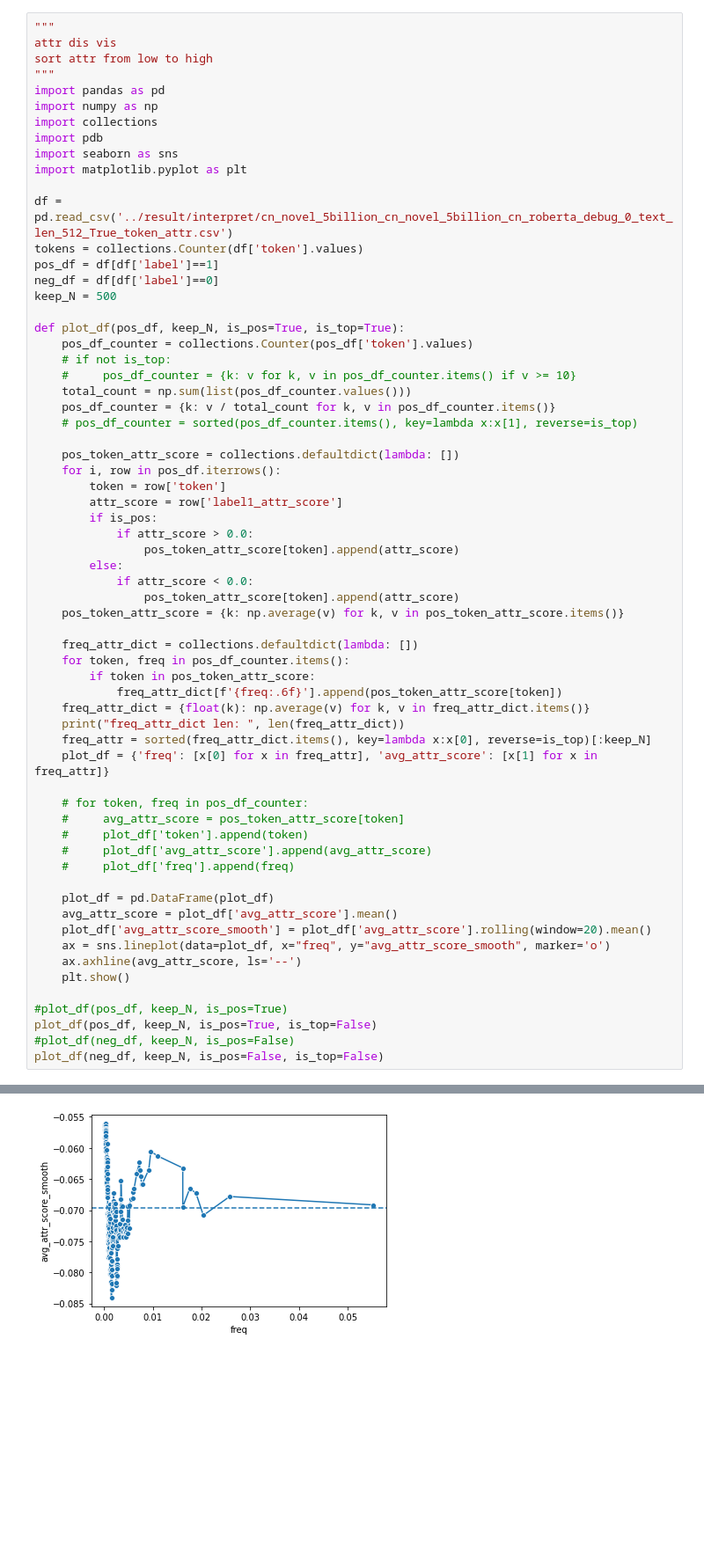
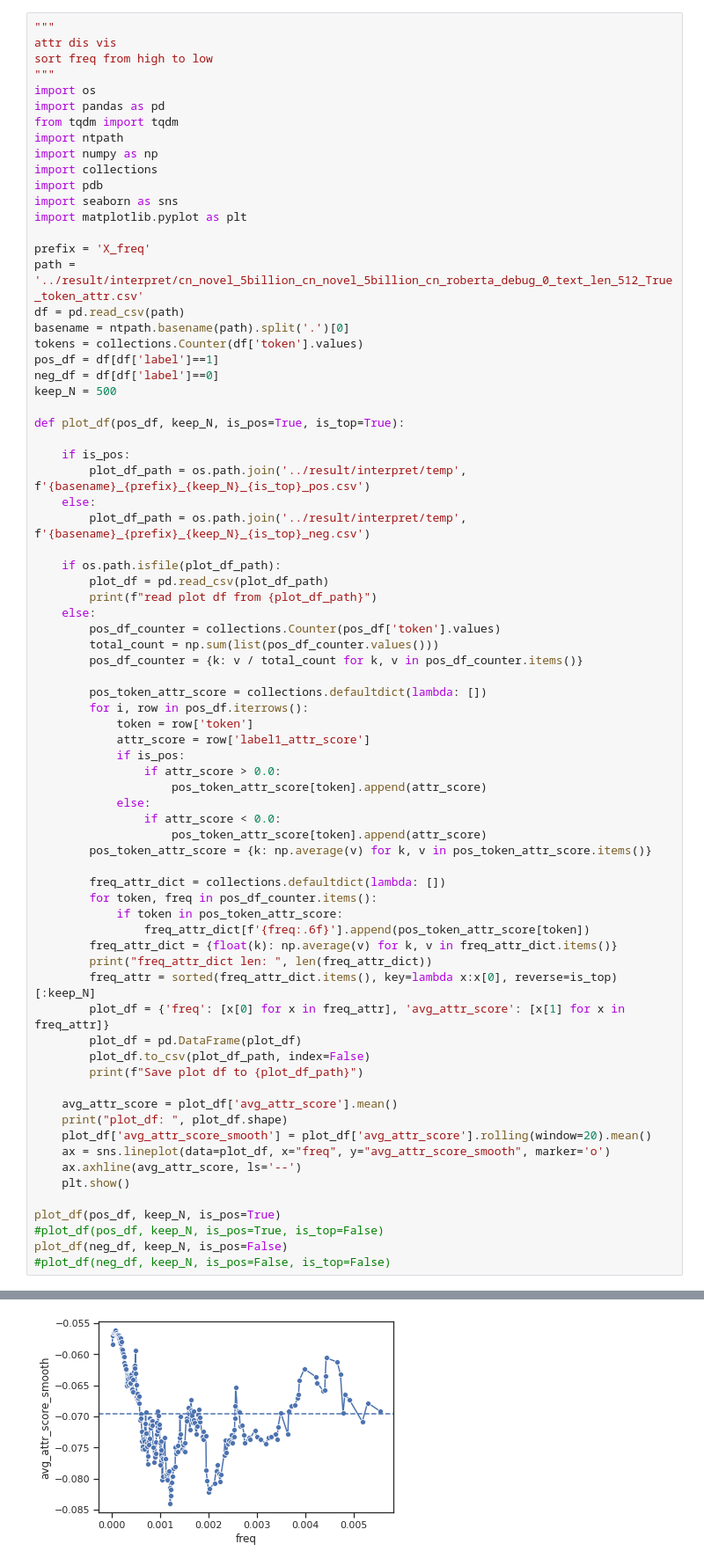
Before and after one commit to iamlxb3/UMAMGT, a Jupyter notebook: vis_backup/vis_interpret.ipynb, the cells around one changed output, grey strips where cells are left out. Shown at 88% size. Cells and saved outputs as stored; diff of their text form; blank space fills up the shorter version.

```diff
--- a/vis_backup/vis_interpret.ipynb
+++ b/vis_backup/vis_interpret.ipynb
@@ -130,66 +152,76 @@ plot_df(neg_df, keep_N, True)
 # %%
 """
 attr dis vis
-sort attr from low to high
+sort freq from high to low
 """
+import os
 import pandas as pd
+from tqdm import tqdm
+import ntpath
 import numpy as np
 import collections
 import pdb
 import seaborn as sns
 import matplotlib.pyplot as plt
 
-df = pd.read_csv('../result/interpret/cn_novel_5billion_cn_novel_5billion_cn_roberta_debug_0_text_len_512_True_token_attr.csv')
+prefix = 'X_freq'
+path = '../result/interpret/cn_novel_5billion_cn_novel_5billion_cn_roberta_debug_0_text_len_512_True_token_attr.csv'
+df = pd.read_csv(path)
+basename = ntpath.basename(path).split('.')[0]
 tokens = collections.Counter(df['token'].values)
 pos_df = df[df['label']==1]
 neg_df = df[df['label']==0]
 keep_N = 500
 
 def plot_df(pos_df, keep_N, is_pos=True, is_top=True):
-    pos_df_counter = collections.Counter(pos_df['token'].values)
-    # if not is_top:
-    #     pos_df_counter = {k: v for k, v in pos_df_counter.items() if v >= 10}
-    total_count = np.sum(list(pos_df_counter.values()))
-    pos_df_counter = {k: v / total_count for k, v in pos_df_counter.items()}
-    # pos_df_counter = sorted(pos_df_counter.items(), key=lambda x:x[1], reverse=is_top)
 
-    pos_token_attr_score = collections.defaultdict(lambda: [])
-    for i, row in pos_df.iterrows():
-        token = row['token']
-        attr_score = row['label1_attr_score']
-        if is_pos:
-            if attr_score > 0.0:
-                pos_token_attr_score[token].append(attr_score)
-        else:
-            if attr_score < 0.0:
-                pos_token_attr_score[token].append(attr_score)
-    pos_token_attr_score = {k: np.average(v) for k, v in pos_token_attr_score.items()}
+    if is_pos:
+        plot_df_path = os.path.join('../result/interpret/temp', f'{basename}_{prefix}_{keep_N}_{is_top}_pos.csv')
+    else:
+        plot_df_path = os.path.join('../result/interpret/temp', f'{basename}_{prefix}_{keep_N}_{is_top}_neg.csv')
 
-    freq_attr_dict = collections.defaultdict(lambda: [])
-    for token, freq in pos_df_counter.items():
-        if token in pos_token_attr_score:
-            freq_attr_dict[f'{freq:.6f}'].append(pos_token_attr_score[token])
-    freq_attr_dict = {float(k): np.average(v) for k, v in freq_attr_dict.items()}
-    print("freq_attr_dict len: ", len(freq_attr_dict))
-    freq_attr = sorted(freq_attr_dict.items(), key=lambda x:x[0], reverse=is_top)[:keep_N]
-    plot_df = {'freq': [x[0] for x in freq_attr], 'avg_attr_score': [x[1] for x in freq_attr]}
+    if os.path.isfile(plot_df_path):
+        plot_df = pd.read_csv(plot_df_path)
+        print(f"read plot df from {plot_df_path}")
+    else:
+        pos_df_counter = collections.Counter(pos_df['token'].values)
+        total_count = np.sum(list(pos_df_counter.values()))
+        pos_df_counter = {k: v / total_count for k, v in pos_df_counter.items()}
 
-    # for token, freq in pos_df_counter:
-    #     avg_attr_score = pos_token_attr_score[token]
-    #     plot_df['token'].append(token)
-    #     plot_df['avg_attr_score'].append(avg_attr_score)
-    #     plot_df['freq'].append(freq)
+        pos_token_attr_score = collections.defaultdict(lambda: [])
+        for i, row in pos_df.iterrows():
+            token = row['token']
+            attr_score = row['label1_attr_score']
+            if is_pos:
+                if attr_score > 0.0:
+                    pos_token_attr_score[token].append(attr_score)
+            else:
+                if attr_score < 0.0:
+                    pos_token_attr_score[token].append(attr_score)
+        pos_token_attr_score = {k: np.average(v) for k, v in pos_token_attr_score.items()}
 
-    plot_df = pd.DataFrame(plot_df)
+        freq_attr_dict = collections.defaultdict(lambda: [])
+        for token, freq in pos_df_counter.items():
+            if token in pos_token_attr_score:
+                freq_attr_dict[f'{freq:.6f}'].append(pos_token_attr_score[token])
+        freq_attr_dict = {float(k): np.average(v) for k, v in freq_attr_dict.items()}
+        print("freq_attr_dict len: ", len(freq_attr_dict))
+        freq_attr = sorted(freq_attr_dict.items(), key=lambda x:x[0], reverse=is_top)[:keep_N]
+        plot_df = {'freq': [x[0] for x in freq_attr], 'avg_attr_score': [x[1] for x in freq_attr]}
+        plot_df = pd.DataFrame(plot_df)
+        plot_df.to_csv(plot_df_path, index=False)
+        print(f"Save plot df to {plot_df_path}")
+
     avg_attr_score = plot_df['avg_attr_score'].mean()
+    print("plot_df: ", plot_df.shape)
     plot_df['avg_attr_score_smooth'] = plot_df['avg_attr_score'].rolling(window=20).mean()
     ax = sns.lineplot(data=plot_df, x="freq", y="avg_attr_score_smooth", marker='o')
     ax.axhline(avg_attr_score, ls='--')
     plt.show()
 
-#plot_df(pos_df, keep_N, is_pos=True)
-plot_df(pos_df, keep_N, is_pos=True, is_top=False)
-#plot_df(neg_df, keep_N, is_pos=False)
-plot_df(neg_df, keep_N, is_pos=False, is_top=False)
+plot_df(pos_df, keep_N, is_pos=True)
+#plot_df(pos_df, keep_N, is_pos=True, is_top=False)
+plot_df(neg_df, keep_N, is_pos=False)
+#plot_df(neg_df, keep_N, is_pos=False, is_top=False)
 # %% [output]
 freq_attr_dict len:  222
@@ -198,4 +234,4 @@ freq_attr_dict len:  248
-[figure, old version]
+[figure, new version]
 # %%
 """
 attr dis joint plot
```
Also changed, not shown: parts of 4 cells of this notebook, 13 other files.
